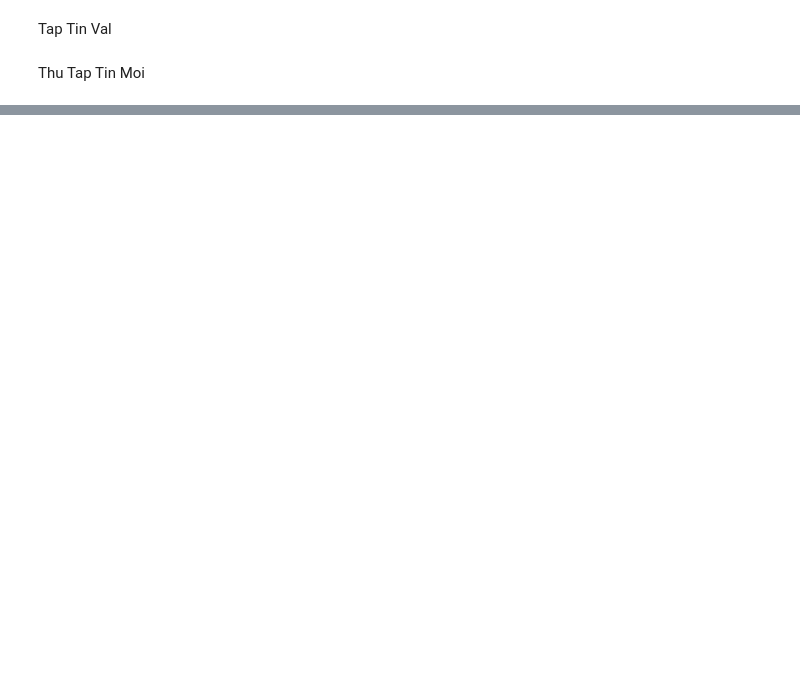
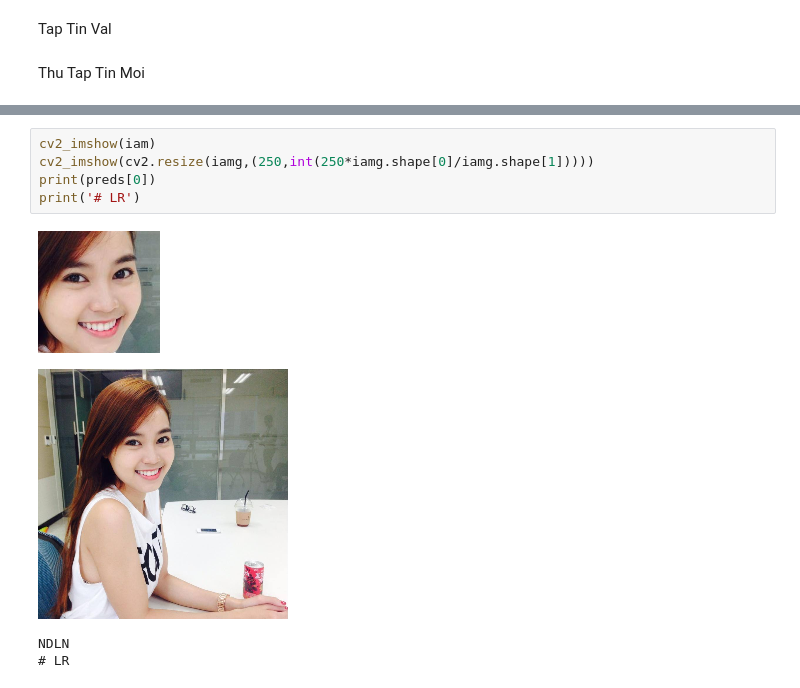
Before and after one commit to latruonghai/CS114.K21, a Jupyter notebook: DoAn_DPT.ipynb, the cells around one changed output, grey strips where cells are left out. Saved outputs shown, nothing was run; the diff lists cells and outputs as text; blank space fills up the shorter version.

```diff
--- a/DoAn_DPT.ipynb
+++ b/DoAn_DPT.ipynb
@@ -341,0 +325,10 @@ Amee
+# %%
+cv2_imshow(iam)
+cv2_imshow(cv2.resize(iamg,(250,int(250*iamg.shape[0]/iamg.shape[1]))))
+print(preds[0])
+print('# LR')
+# %% [output]
+[figure, added]
+[figure, added]
+NDLN
+# LR
```
Also changed, not shown: parts of 20 cells of this notebook.
